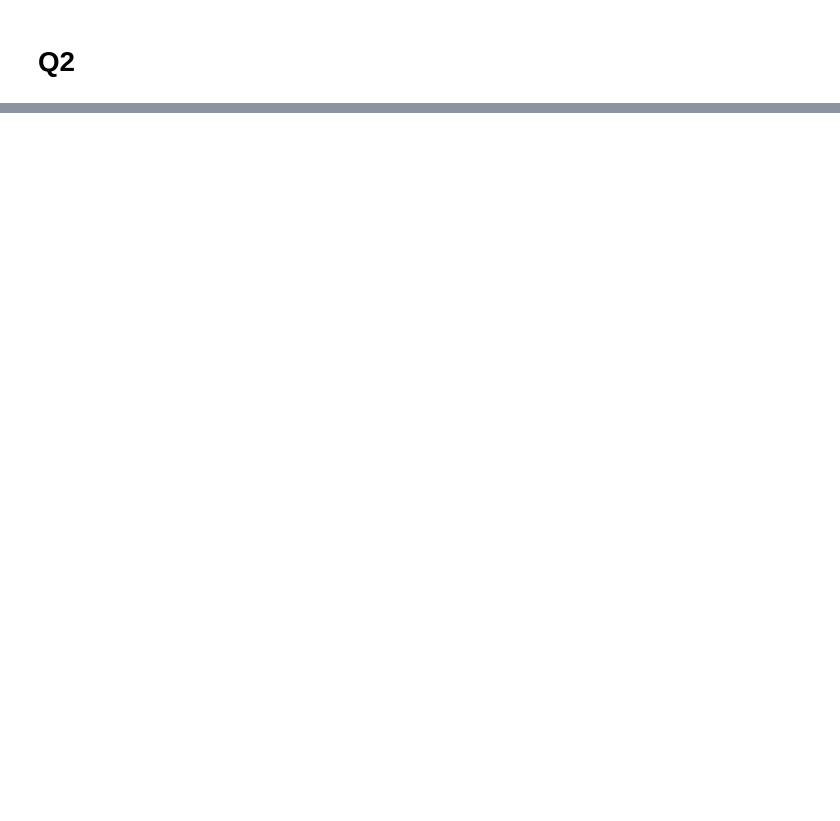
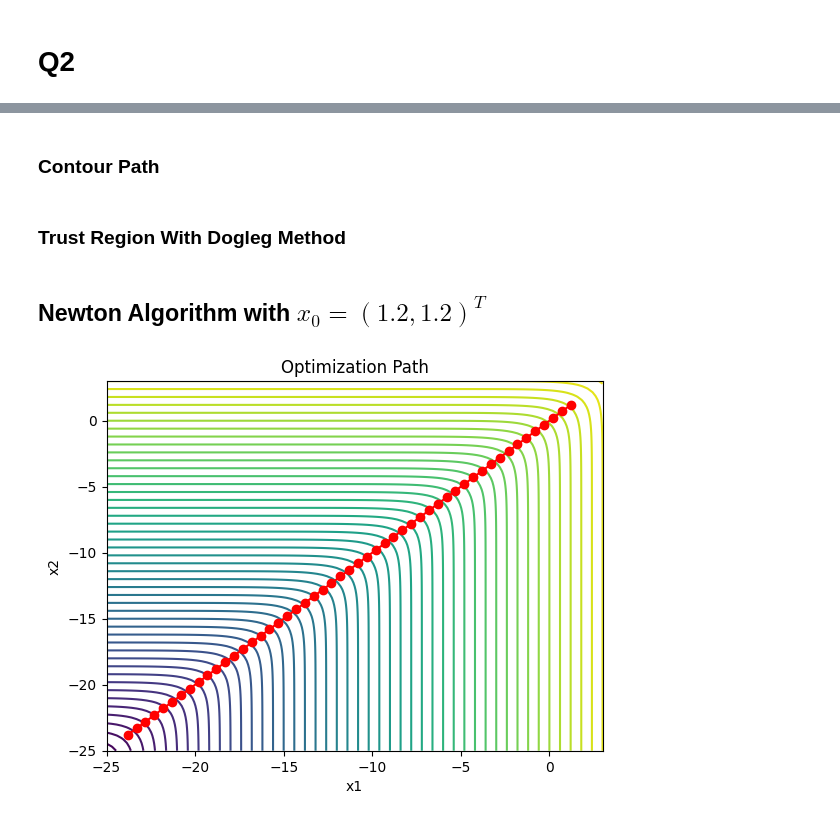
Before and after one commit to abdipourasl/Conex-Optimization-1402, a Jupyter notebook: Convex2.ipynb, the cells around one changed output, grey strips where cells are left out. Drawn from its saved outputs; the diff is of its cells as text; code cells hidden in the pictures; blank space fills up the shorter version.

```diff
--- a/Convex2.ipynb
+++ b/Convex2.ipynb
@@ -257,0 +205,20 @@ plt.show()
+# %%
+def backtracking_line_search(f, grad_f, x, p, alpha_bar, rho, c):
+    alpha = alpha_bar
+    while f(x + alpha * p) > f(x) + c * alpha * grad_f(x).T @ p:
+        alpha *= rho
+    return alpha
+# %% [markdown]
+### Contour Path
+# %%
+def plot_contour_path(path):
+    x_vals = [point[0] for point in path]
+    y_vals = [point[1] for point in path]
+    plt.contour(X, Y, Z, levels=20)
+    plt.plot(x_vals, y_vals, marker='o', color='r')
+    plt.xlabel('x1')
+    plt.ylabel('x2')
+    plt.title('Optimization Path')
+    plt.show()
+# %% [markdown]
+### Trust Region With Dogleg Method
@@ -257,0 +248,52 @@ plt.show()
+# %% [markdown]
+## Newton Algorithm with $ x_0 = (1.2,1.2)^T$
+# %%
+def objective_function(x):
+    return np.log(np.exp(x[0]) + np.exp(x[1]))
+
+def grad_objective_function(x):
+    return np.array([np.exp(x[0]) / (np.exp(x[0]) + np.exp(x[1])),
+                     np.exp(x[1]) / (np.exp(x[0]) + np.exp(x[1]))])
+
+def hessian_objective_function(x):
+    return np.array([[np.exp(x[0]) / (np.exp(x[0]) + np.exp(x[1])) -
+                      (np.exp(x[0]) ** 2) / ((np.exp(x[0]) + np.exp(x[1])) ** 2),
+                      -np.exp(x[0]) * np.exp(x[1]) / ((np.exp(x[0]) + np.exp(x[1])) ** 2)],
+                     [-np.exp(x[0]) * np.exp(x[1]) / ((np.exp(x[0]) + np.exp(x[1])) ** 2),
+                      np.exp(x[1]) / (np.exp(x[0]) + np.exp(x[1])) -
+                      (np.exp(x[1]) ** 2) / ((np.exp(x[0]) + np.exp(x[1])) ** 2)]])
+
+def plot_contour_path(path):
+    x_vals = [point[0] for point in path]
+    y_vals = [point[1] for point in path]
+    plt.contour(X, Y, Z, levels=50)
+    plt.plot(x_vals, y_vals, marker='o', color='r')
+    plt.xlabel('x1')
+    plt.ylabel('x2')
+    plt.title('Optimization Path')
+    plt.show()
+
+# Initial values
+x0 = np.array([1.2, 1.2])
+alpha_bar = 1.0
+rho = 0.8
+c = 0.1
+delta = 1
+
+# Backtracking line search optimization
+x = x0.copy()
+path_backtracking = [x]
+for _ in range(50):  # Limiting the number of iterations for illustration purposes
+    grad = grad_objective_function(x)
+    hessian = hessian_objective_function(x)
+    p = dogleg_method(grad, hessian, delta)
+    alpha = backtracking_line_search(objective_function, grad_objective_function, x, p, alpha_bar, rho, c)
+    x = x + alpha * p
+    path_backtracking.append(x)
+
+# Plot the optimization path for backtracking line search
+X, Y = np.meshgrid(np.linspace(-25, 3, 100), np.linspace(-25, 3, 100))
+Z = np.log(np.exp(X) + np.exp(Y))
+plot_contour_path(path_backtracking)
+# %% [output]
+[figure, added]
```
Also changed, not shown: parts of 17 cells of this notebook.
